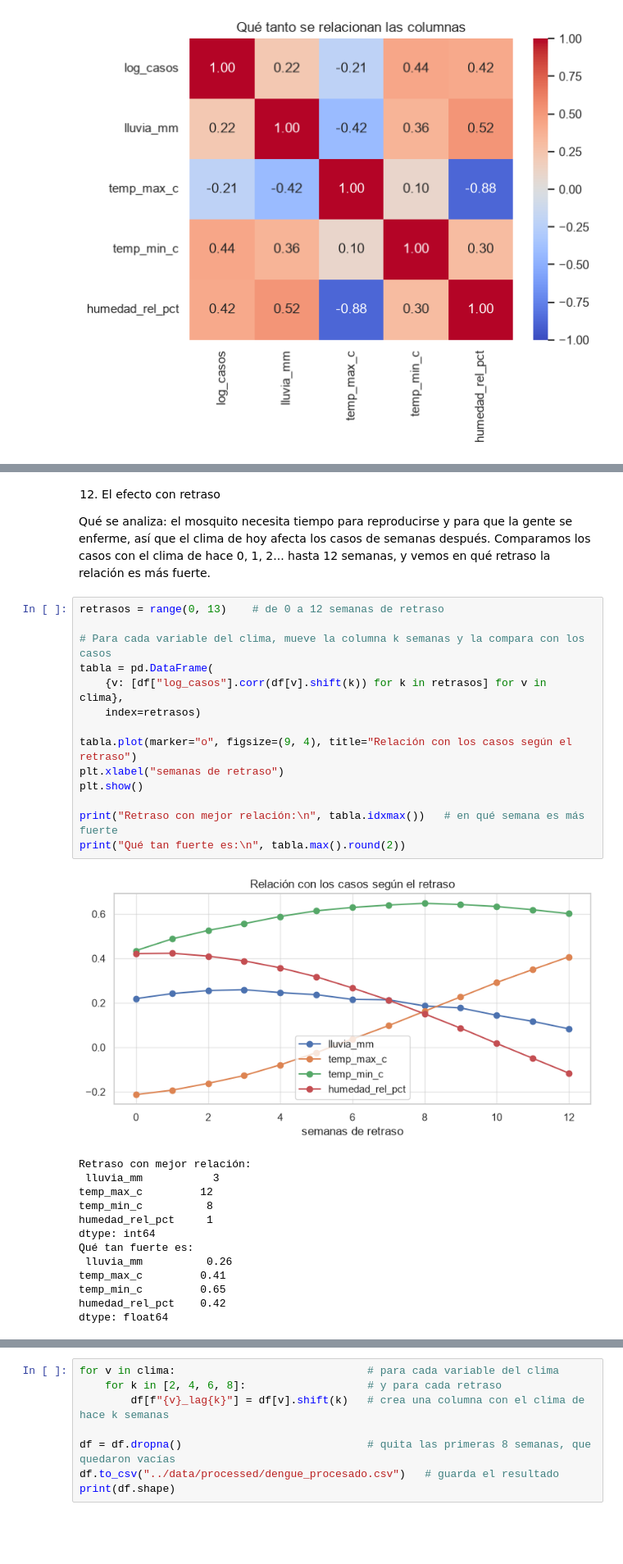
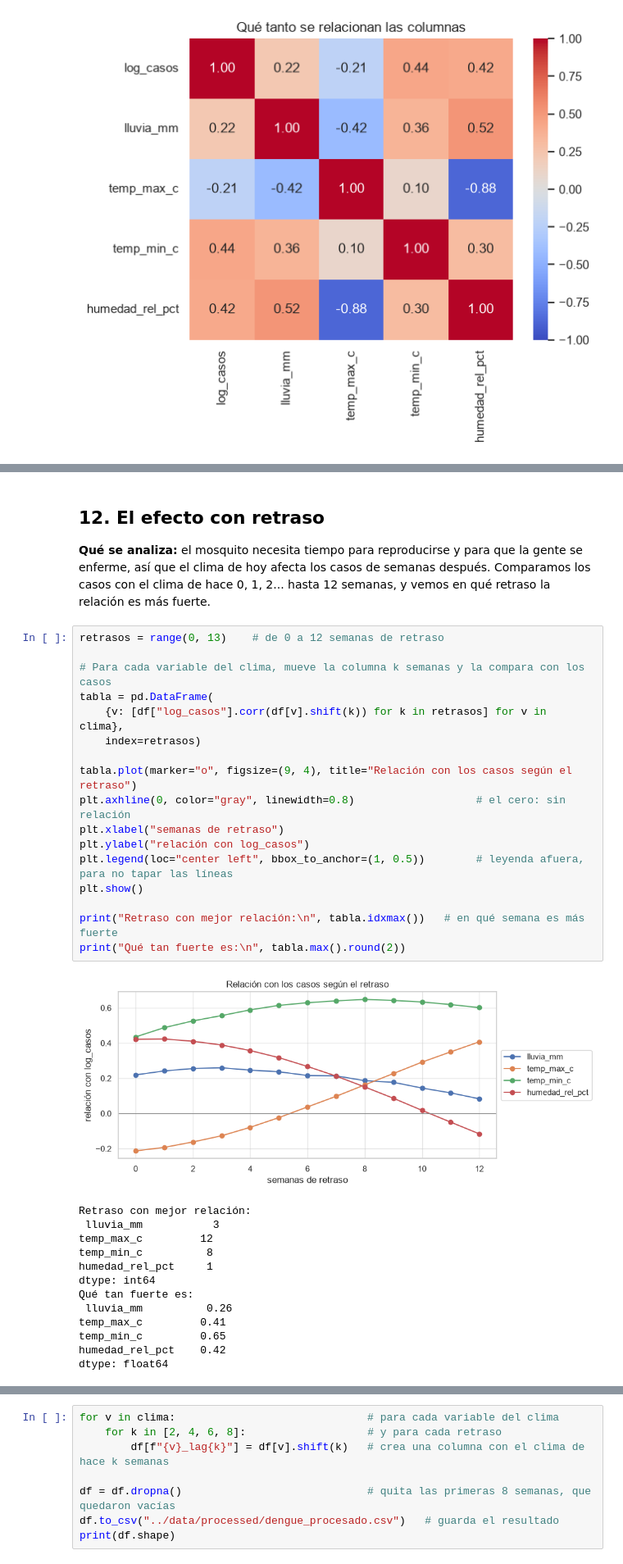
Before and after one commit to GaboSM1507/Proyecto-VectorIA, a Jupyter notebook: notebooks/01_EDA.ipynb, the cells around one changed output, grey strips where cells are left out. Shown at 82% size. Cells and saved outputs as stored; diff of their text form; blank space fills up the shorter version.

```diff
--- a/notebooks/01_EDA.ipynb
+++ b/notebooks/01_EDA.ipynb
@@ -287,23 +324,26 @@ Una relación débil aquí no significa que el clima no sirva. Falta ver el efec
 # %% [markdown]
-12. El efecto con retraso
+## 12. El efecto con retraso
 
-Qué se analiza: el mosquito necesita tiempo para reproducirse y para que la gente se enferme, así que el clima de hoy afecta los casos de semanas después. Comparamos los casos con el clima de hace 0, 1, 2... hasta 12 semanas, y vemos en qué retraso la relación es más fuerte.
+**Qué se analiza:** el mosquito necesita tiempo para reproducirse y para que la gente se enferme, así que el clima de hoy afecta los casos de semanas después. Comparamos los casos con el clima de hace 0, 1, 2... hasta 12 semanas, y vemos en qué retraso la relación es más fuerte.
 # %%
 retrasos = range(0, 13)    # de 0 a 12 semanas de retraso
 
 # Para cada variable del clima, mueve la columna k semanas y la compara con los casos
 tabla = pd.DataFrame(
     {v: [df["log_casos"].corr(df[v].shift(k)) for k in retrasos] for v in clima},
     index=retrasos)
 
 tabla.plot(marker="o", figsize=(9, 4), title="Relación con los casos según el retraso")
+plt.axhline(0, color="gray", linewidth=0.8)                   # el cero: sin relación
 plt.xlabel("semanas de retraso")
+plt.ylabel("relación con log_casos")
+plt.legend(loc="center left", bbox_to_anchor=(1, 0.5))        # leyenda afuera, para no tapar las líneas
 plt.show()
 
 print("Retraso con mejor relación:\n", tabla.idxmax())   # en qué semana es más fuerte
 print("Qué tan fuerte es:\n", tabla.max().round(2))
 # %% [output]
-[figure, old version]
+[figure, new version]
 Retraso con mejor relación:
  lluvia_mm           3
 temp_max_c         12
```
Also changed, not shown: parts of 81 cells of this notebook, 1 other file.
